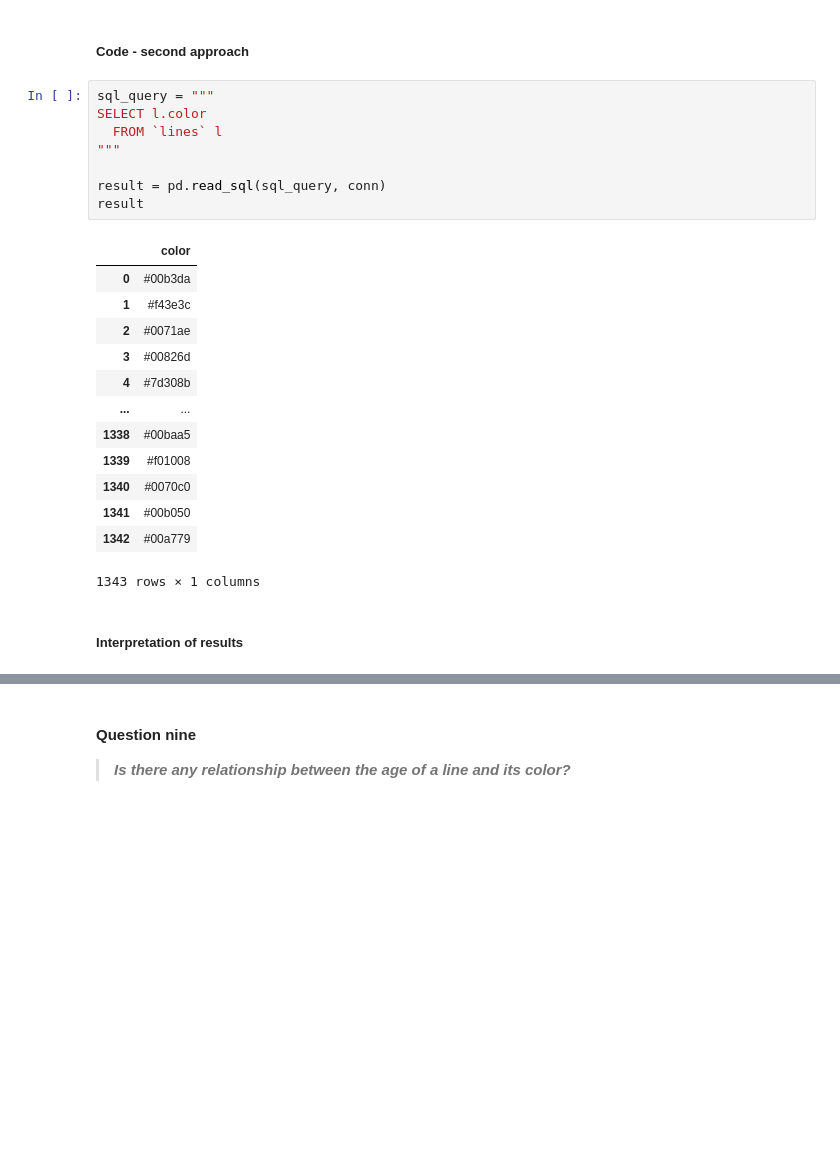
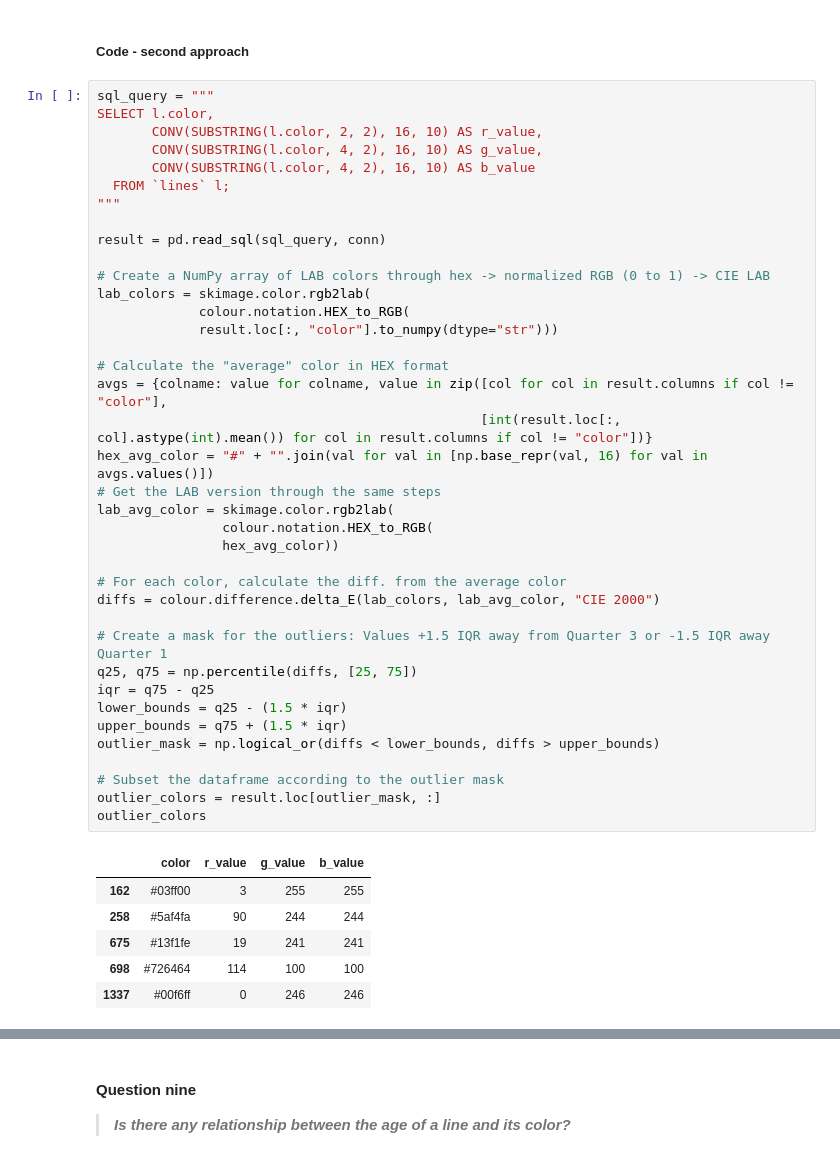
Before and after one commit to ejgenc/data-analysis_city-lines, a Jupyter notebook: notebooks/data-analysis.ipynb, the cells around one changed output, grey strips where cells are left out. Saved outputs shown, nothing was run; the diff lists cells and outputs as text; blank space fills up the shorter version.

Commit message:
Added the color analysis work necessary for the answer of question eight.

```diff
--- a/notebooks/data-analysis.ipynb
+++ b/notebooks/data-analysis.ipynb
@@ -466,26 +441,47 @@ result
 # %% [markdown]
 ##### Code - second approach
-# %%
-sql_query = """
-SELECT l.color
-  FROM `lines` l
-"""
-
-result = pd.read_sql(sql_query, conn)
-result
-# %% [output]
-|  | color |
-| 0 | #00b3da |
-| 1 | #f43e3c |
-| 2 | #0071ae |
-| 3 | #00826d |
-| 4 | #7d308b |
-| ... | ... |
-| 1338 | #00baa5 |
-| 1339 | #f01008 |
-| 1340 | #0070c0 |
-| 1341 | #00b050 |
-| 1342 | #00a779 |
-1343 rows × 1 columns
-# %% [markdown]
-##### Interpretation of results
+# %%
+sql_query = """
+SELECT l.color,
+       CONV(SUBSTRING(l.color, 2, 2), 16, 10) AS r_value,
+       CONV(SUBSTRING(l.color, 4, 2), 16, 10) AS g_value,
+       CONV(SUBSTRING(l.color, 4, 2), 16, 10) AS b_value
+  FROM `lines` l;
+"""
+
+result = pd.read_sql(sql_query, conn)
+
+# Create a NumPy array of LAB colors through hex -> normalized RGB (0 to 1) -> CIE LAB
+lab_colors = skimage.color.rgb2lab(
+             colour.notation.HEX_to_RGB(
+             result.loc[:, "color"].to_numpy(dtype="str")))
+
+# Calculate the "average" color in HEX format
+avgs = {colname: value for colname, value in zip([col for col in result.columns if col != "color"],
+                                                 [int(result.loc[:, col].astype(int).mean()) for col in result.columns if col != "color"])}
+hex_avg_color = "#" + "".join(val for val in [np.base_repr(val, 16) for val in avgs.values()])
+# Get the LAB version through the same steps
+lab_avg_color = skimage.color.rgb2lab(
+                colour.notation.HEX_to_RGB(
+                hex_avg_color))
+
+# For each color, calculate the diff. from the average color
+diffs = colour.difference.delta_E(lab_colors, lab_avg_color, "CIE 2000")
+
+# Create a mask for the outliers: Values +1.5 IQR away from Quarter 3 or -1.5 IQR away Quarter 1
+q25, q75 = np.percentile(diffs, [25, 75])
+iqr = q75 - q25
+lower_bounds = q25 - (1.5 * iqr)
+upper_bounds = q75 + (1.5 * iqr)
+outlier_mask = np.logical_or(diffs < lower_bounds, diffs > upper_bounds)
+
+# Subset the dataframe according to the outlier mask
+outlier_colors = result.loc[outlier_mask, :]
+outlier_colors
+# %% [output]
+|  | color | r_value | g_value | b_value |
+| 162 | #03ff00 | 3 | 255 | 255 |
+| 258 | #5af4fa | 90 | 244 | 244 |
+| 675 | #13f1fe | 19 | 241 | 241 |
+| 698 | #726464 | 114 | 100 | 100 |
+| 1337 | #00f6ff | 0 | 246 | 246 |
```
Also changed, not shown: parts of 10 cells of this notebook.
